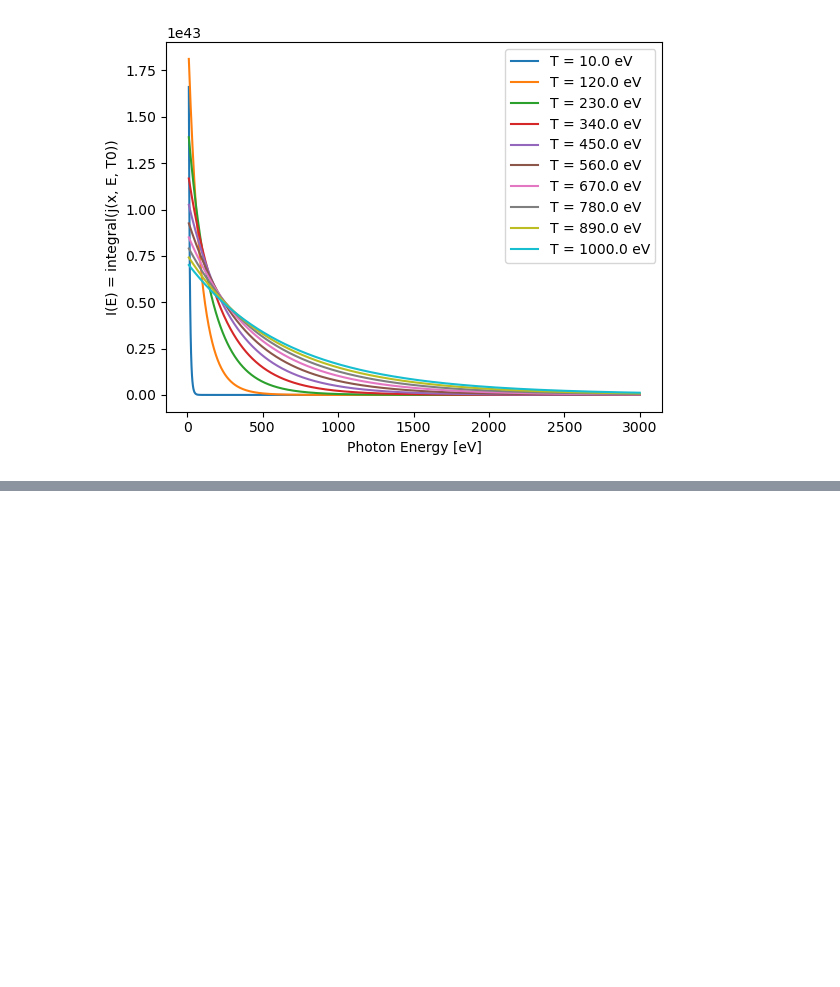
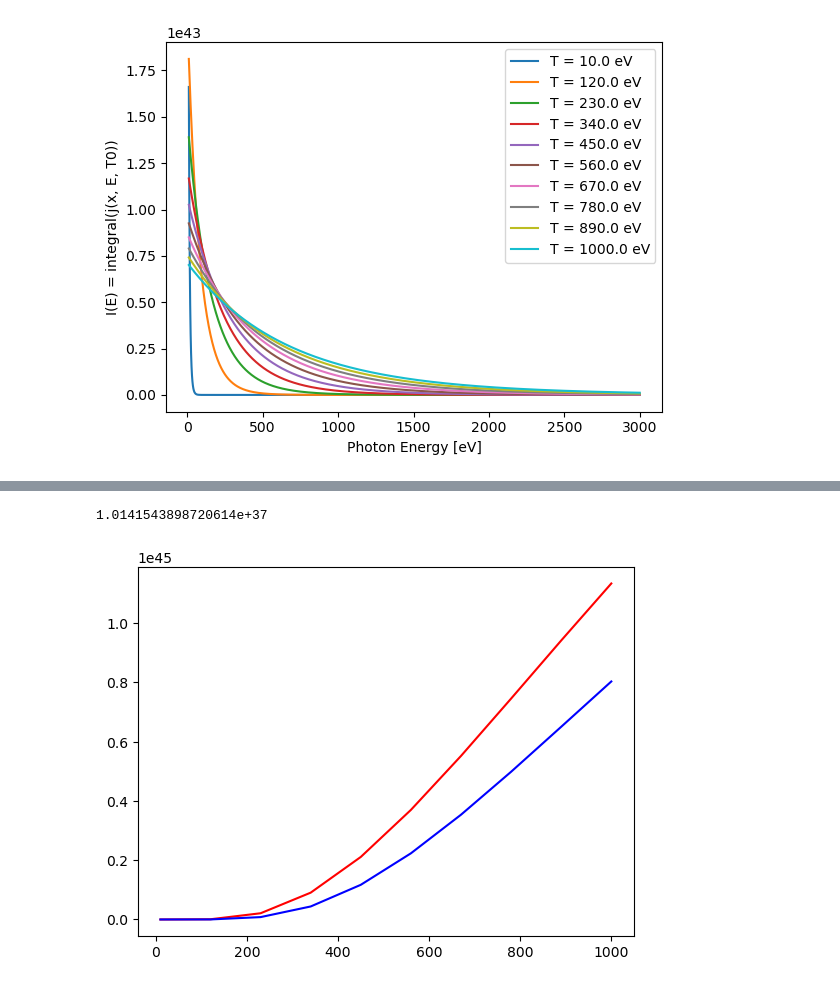
Before and after one commit to vandelij/plasma_diagnostic_hw, a Jupyter notebook: HW3.ipynb, the cells around one changed output, grey strips where cells are left out. Drawn from its saved outputs; the diff is of its cells as text; code cells hidden in the pictures; blank space fills up the shorter version.

```diff
--- a/HW3.ipynb
+++ b/HW3.ipynb
@@ -148,0 +155,17 @@ Text(0, 0.5, 'I(E) = integral(j(x, E, T0))')
+# %%
+N6arrayx = np.zeros_like(Tarray2)
+N12arrayx = np.zeros_like(Tarray2)
+for iT in range(IEarray.shape[0]):
+    IE_T = IEarray[iT, :]
+    #print(IE_T.shape)
+    N6arrayx[iT] = np.trapz(IE_T*Be6trans, Egrid)
+    N12arrayx[iT] = np.trapz(IE_T*Be12trans, Egrid)
+
+plt.plot(Tarray2, N6arrayx, color='red')
+plt.plot(Tarray2, N12arrayx, color='blue')
+# plt.scatter(Tarray2, N6arrayx)
+# plt.scatter(Tarray2, N12arrayx)
+print(N6arrayx[0])
+# %% [output]
+1.0141543898720614e+37
+[figure, added]
```
Also changed, not shown: parts of 13 cells of this notebook.
